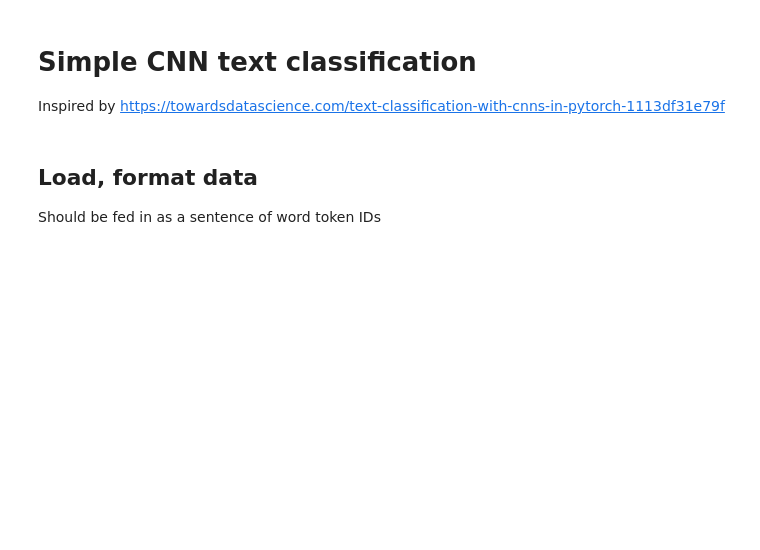
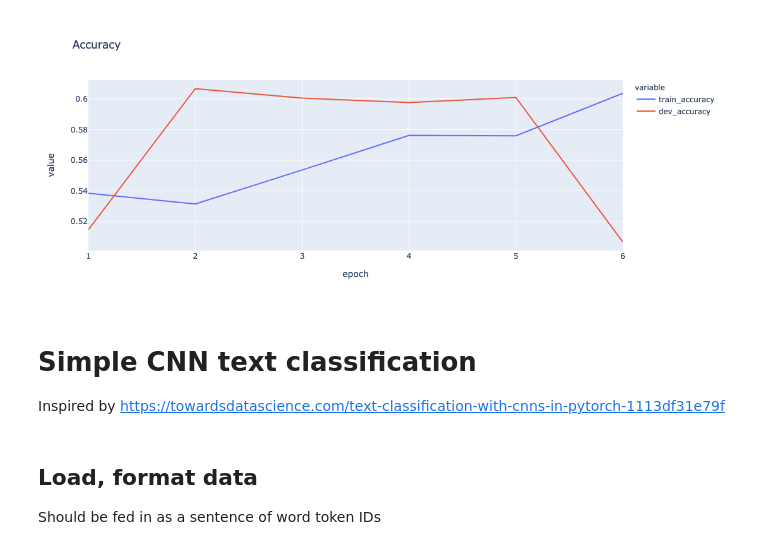
Before and after one commit to michaelmilleryoder/tumblr_community_identity, a Jupyter notebook: jupyter/pytorch_reblog_prediction.ipynb, the cells around one changed output. Drawn from its saved outputs; the diff is of its cells as text; code cells hidden in the pictures; blank space fills up the shorter version.

```diff
--- a/jupyter/pytorch_reblog_prediction.ipynb
+++ b/jupyter/pytorch_reblog_prediction.ipynb
@@ -1,3 +56,9 @@
+# %%
+import plotly.express as px
+fig = px.line(gped, x=gped.index, y=['train_accuracy', 'dev_accuracy'], title='Accuracy')
+fig
+# %% [output]
+[figure, added]
 # %% [markdown]
 # Simple CNN text classification
 Inspired by https://towardsdatascience.com/text-classification-with-cnns-in-pytorch-1113df31e79f
```
Also changed, not shown: parts of 6 cells of this notebook, 5 other files.
